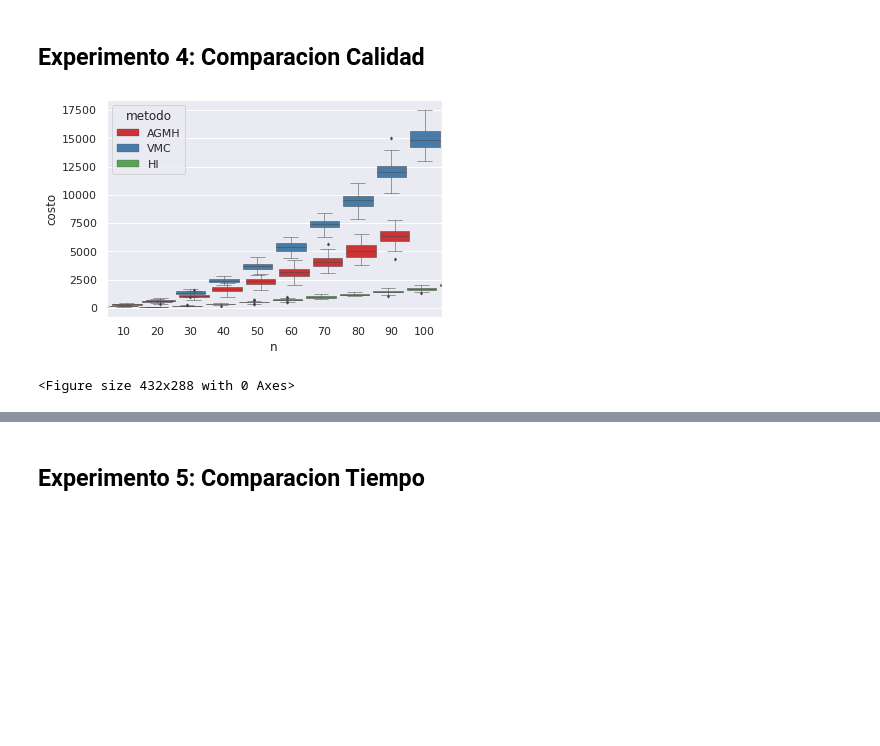
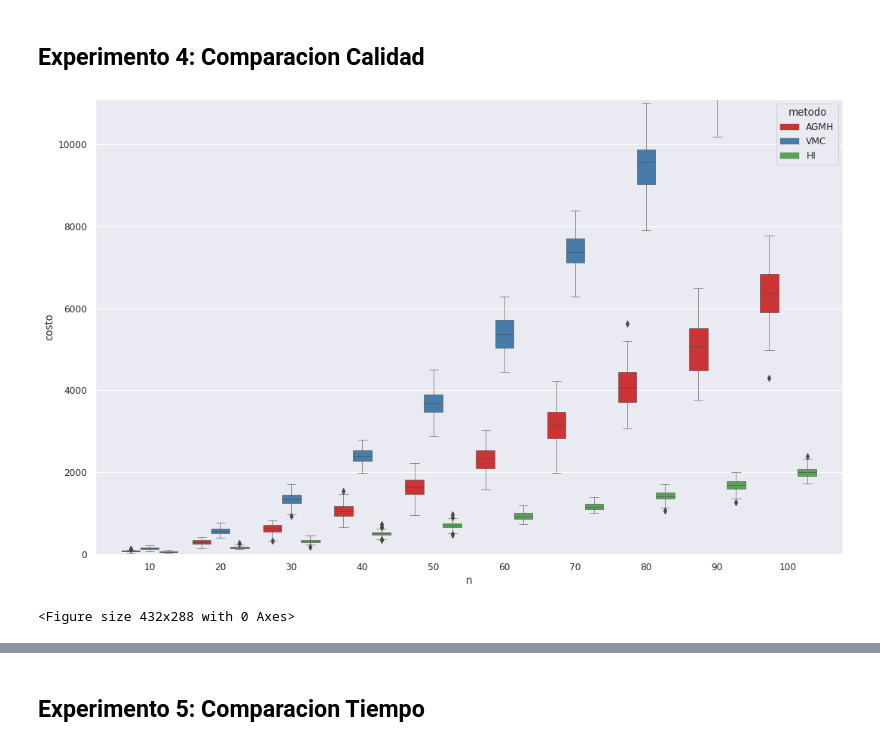
Before and after one commit to cmamani02/tp2_tspAlgo3, a Jupyter notebook: python/analisis.ipynb, the cells around one changed output, grey strips where cells are left out. Cells and saved outputs as stored; diff of their text form; code cells hidden in the pictures; blank space fills up the shorter version.

```diff
--- a/python/analisis.ipynb
+++ b/python/analisis.ipynb
@@ -114,11 +132,15 @@ plt.savefig("graficos/heuristicas-tiempos.svg");
 # %%
 df_resultados1 = pd.read_csv("resultados/resultado-comparacion-calidad-1.csv");
 sns.set(style="darkgrid")
-sns.boxplot(x="n", y="costo", hue="metodo", data=df_resultados1, palette="Set1", width=2.7,orient="v",fliersize=2,linewidth=0.5)
+figure(figsize=(16,10), dpi=80)
+sns.boxplot(x="n", y="costo", hue="metodo", data=df_resultados1, palette="Set1",orient="v",linewidth=0.5)
+plt.plot(kind='bar')
+plt.ticklabel_format(style='plain', axis='y')
+plt.ylim(0, 11100)
 plt.show()
 plt.savefig("comparacionCalidadHeuristicas");
 # %% [output]
-[figure, old version]
+[figure, new version]
 <Figure size 432x288 with 0 Axes>
 # %%
 df_resultados3 = pd.read_csv("resultados/resultado-comparacion-calidad-2.csv");
```
Also changed, not shown: parts of 6 cells of this notebook, 4 other files.
